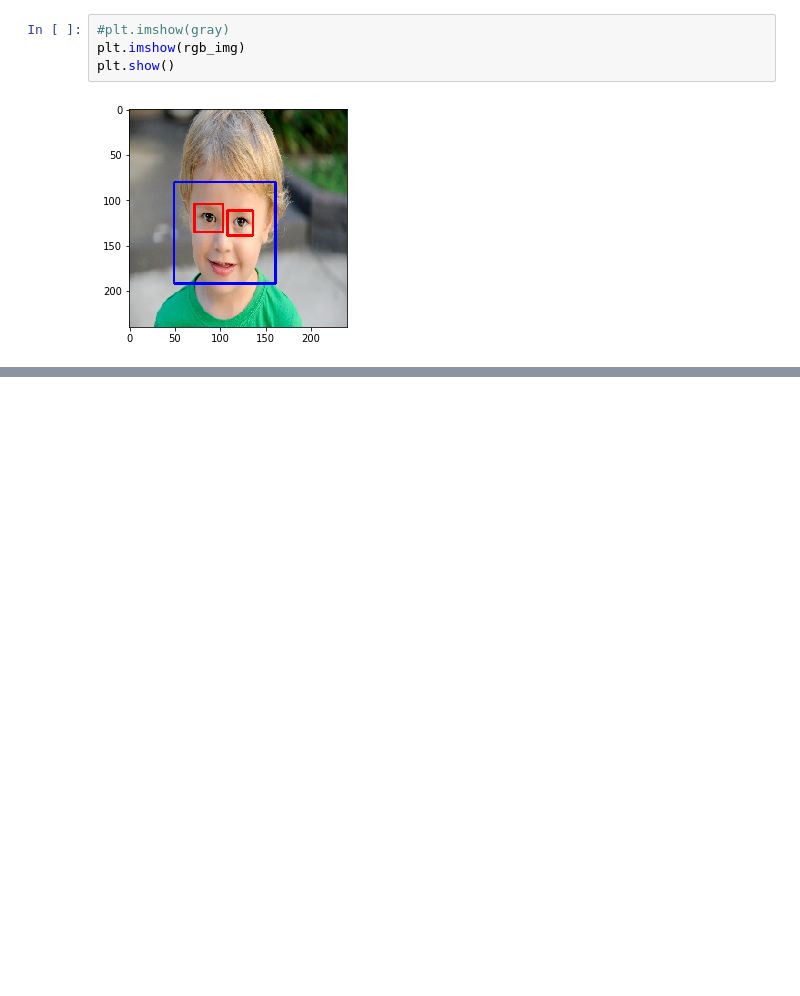
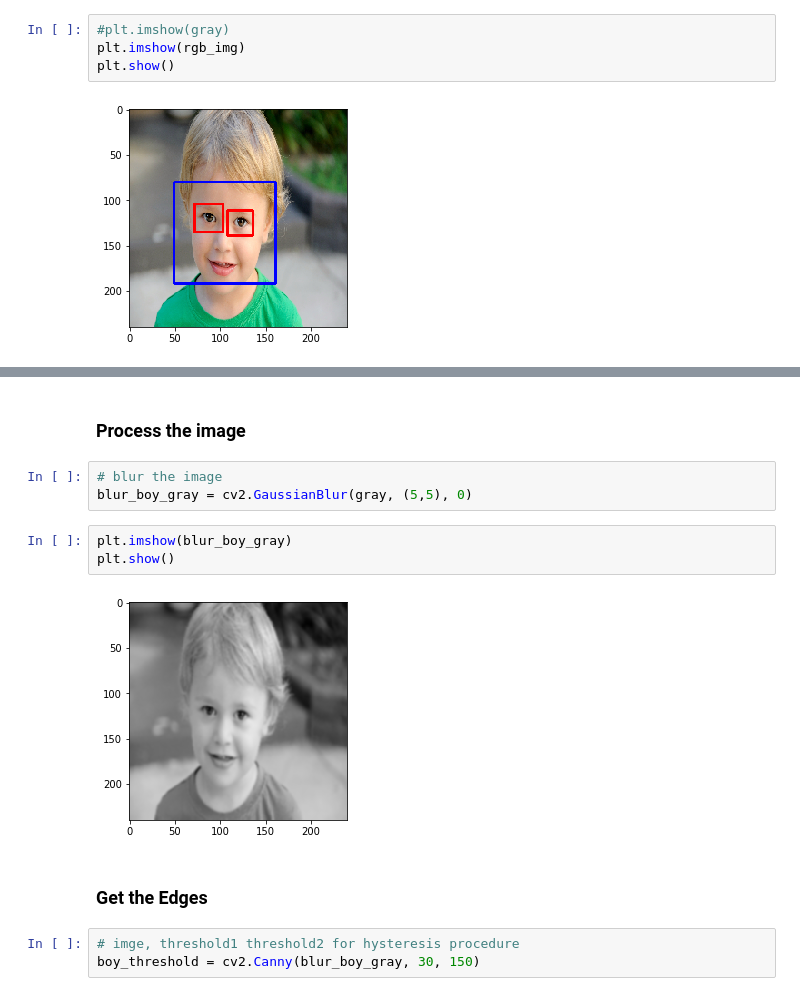
Before and after one commit to abalaji-blr/Projects, a Jupyter notebook: OpenCV/FaceDetection.ipynb, the cells around one changed output, grey strips where cells are left out. Drawn from its saved outputs; the diff is of its cells as text; blank space fills up the shorter version.

```diff
--- a/OpenCV/FaceDetection.ipynb
+++ b/OpenCV/FaceDetection.ipynb
@@ -92,0 +106,15 @@ plt.show()
+# %% [markdown]
+### Process the image
+# %%
+# blur the image
+blur_boy_gray = cv2.GaussianBlur(gray, (5,5), 0)
+# %%
+plt.imshow(blur_boy_gray)
+plt.show()
+# %% [output]
+[figure, added]
+# %% [markdown]
+### Get the Edges
+# %%
+# imge, threshold1 threshold2 for hysteresis procedure
+boy_threshold = cv2.Canny(blur_boy_gray, 30, 150)
```
Also changed, not shown: parts of 35 cells of this notebook.
